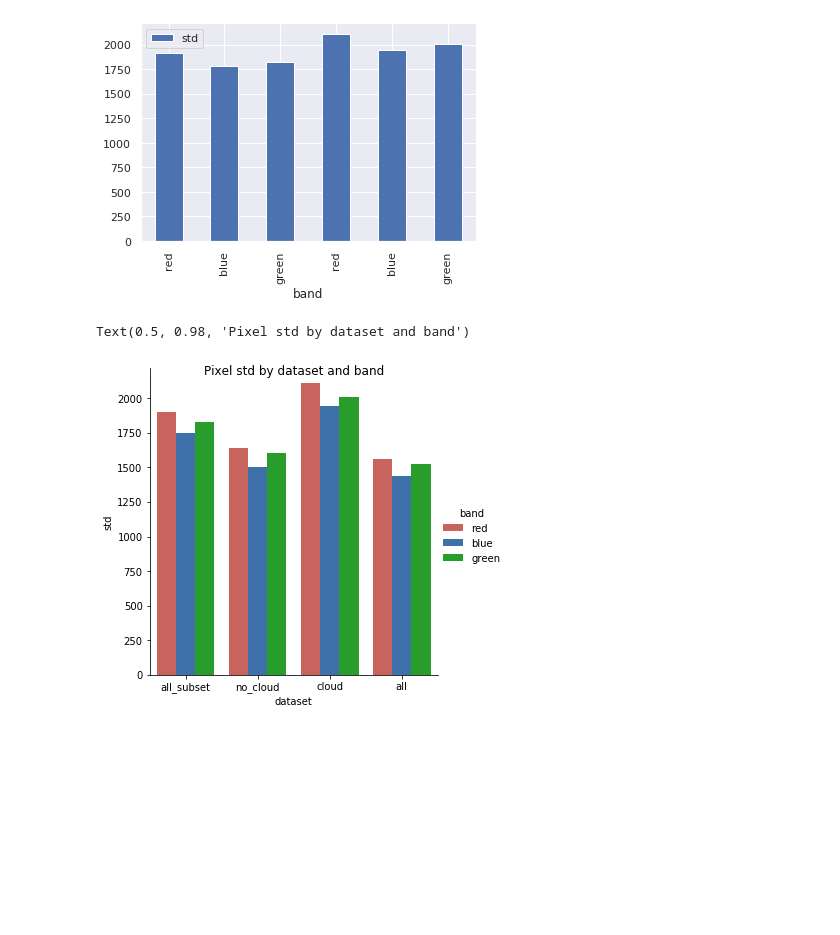
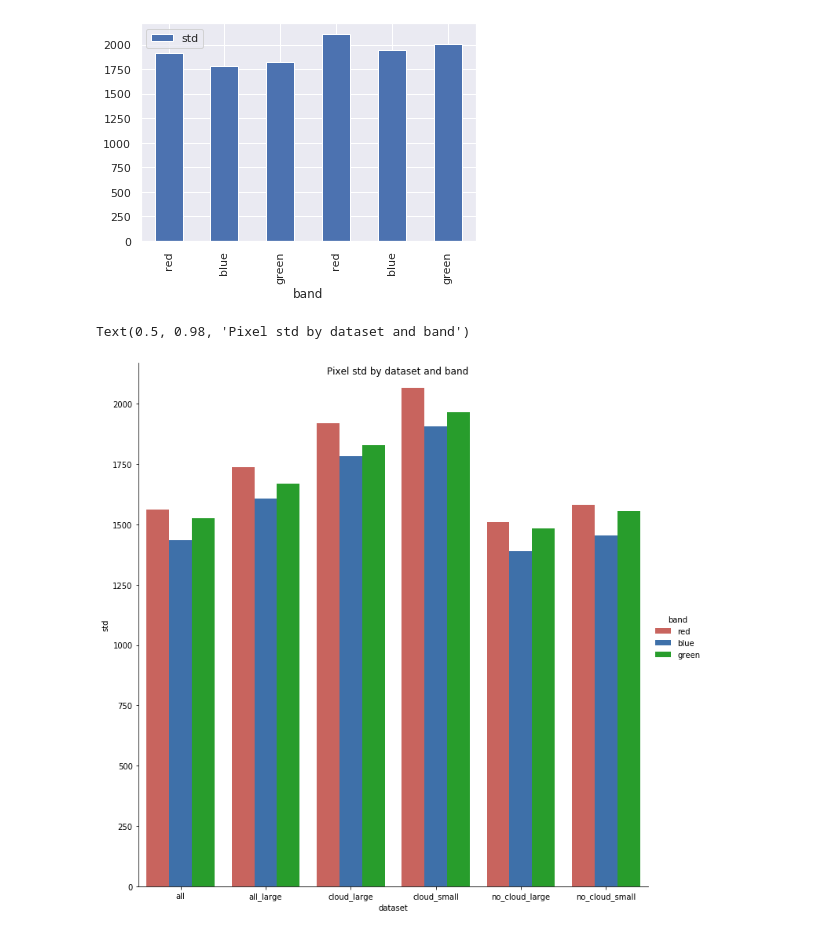
Before and after one commit to skeller88/big_earth_springboard_project, a Jupyter notebook: data_science/data_exploration.ipynb, the cells around one changed output. Cells and saved outputs as stored; diff of their text form; code cells hidden in the pictures; blank space fills up the shorter version.

```diff
--- a/data_science/data_exploration.ipynb
+++ b/data_science/data_exploration.ipynb
@@ -107,0 +92,16 @@ df = pd.read_csv(root + "/metadata/metadata.csv").set_index('image_prefix')
+# %%
+large = pd.read_csv(root + '/google_automl_dataset_large.csv')
+large['image_prefix'] = large['gcs_uri'].str.split('/').apply(lambda x: x[-1].replace(".png", ""))
+large = large.set_index('image_prefix', drop=False)
+
+small = pd.read_csv(root + '/google_automl_cloud_and_shadow_dataset_small.csv')
+small['image_prefix'] = small['gcs_uri'].str.split('/').apply(lambda x: x[-1].replace(".png", ""))
+small = small.set_index('image_prefix', drop=False)
+# %%
+if not os.path.exists(root + '/cloud_and_shadow_stats_large_train.csv'):
+    large_train = large[large['set'] == 'TRAIN']
+    print(len(large_train))
+    npy_files = [npy_image_dir + "/" + file + ".npy" for file in large_train['image_prefix'].values]
+    stats = stats_for_numpy_images(npy_files, use_test_data=False)
+    stats['dataset'] = 'large_train'
+    pd.DataFrame(stats).to_csv(root + '/cloud_and_shadow_stats_large_train.csv')
@@ -107,0 +110,8 @@ df = pd.read_csv(root + "/metadata/metadata.csv").set_index('image_prefix')
+# %%
+if not os.path.exists(root + '/cloud_and_shadow_stats_small_train.csv'):
+    small_train = small[small['set'] == 'TRAIN']
+    print(len(small_train))
+    npy_files = [npy_image_dir + "/" + file + ".npy" for file in small_train['image_prefix'].values]
+    stats = stats_for_numpy_images(npy_files, use_test_data=False)
+    stats['dataset'] = 'small_train'
+    pd.DataFrame(stats).to_csv(root + '/cloud_and_shadow_stats_small_train.csv')
@@ -300,17 +290,24 @@ all_stats[all_stats['dataset'].isin(['all_cloud', 'cloud'])].set_index('dataset'
 # %% [output]
 <matplotlib.axes._subplots.AxesSubplot at 0x...>
 [figure]
+# %%
+def rename(row):
+    if row['dataset'] == 'all_cloud':
+        row['dataset'] = 'cloud_large'
+    return row
+all_stats = all_stats.apply(rename, axis=1)
+all_stats = all_stats.sort_values(by='dataset')
 # %%
 red = sns.xkcd_rgb["pale red"]
 blue = sns.xkcd_rgb["medium blue"]
 green = sns.xkcd_rgb["green"]
 
-cplt = sns.catplot(x="dataset", y="std", hue="band", kind="bar", data=all_stats,
+cplt = sns.catplot(height=10, x="dataset", y="std", hue="band", kind="bar", data=all_stats,
             palette={'red': red, 'blue': blue, 'green': green}).set_titles('std')
 cplt.fig.suptitle('Pixel std by dataset and band')
 # %% [output]
 Text(0.5, 0.98, 'Pixel std by dataset and band')
-[figure, old version]
+[figure, new version]
 # %%
 red = sns.xkcd_rgb["pale red"]
 blue = sns.xkcd_rgb["medium blue"]
```
Also changed, not shown: parts of 11 cells of this notebook, 7 other files.
